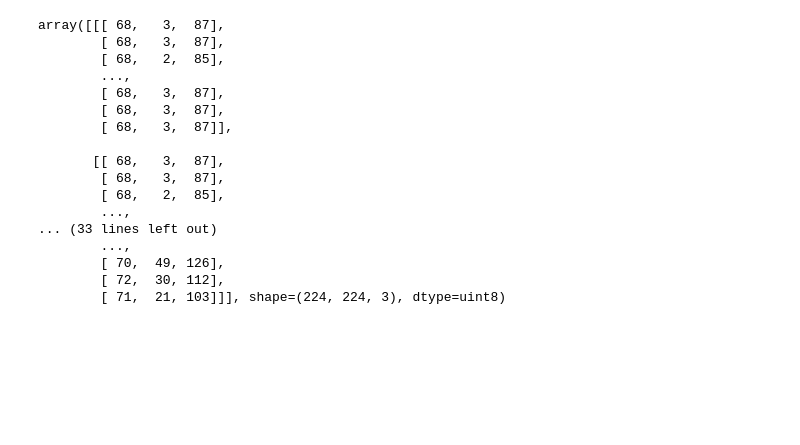
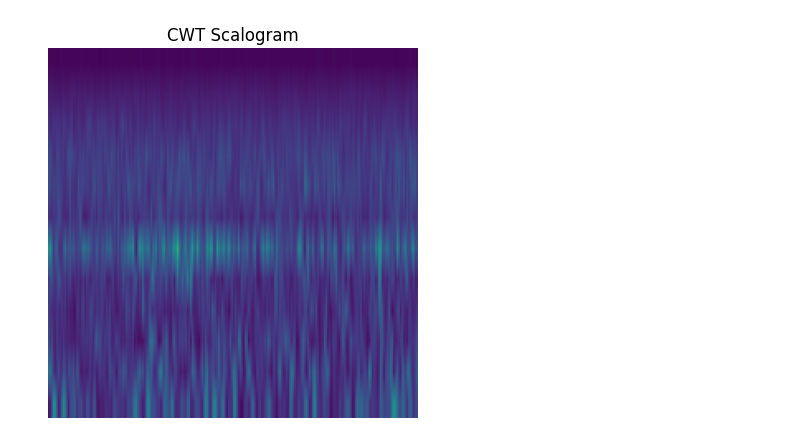
Before and after one commit to serene4uto/orion-ae-study, a Jupyter notebook: notebooks/test-scalogram-dataset.ipynb, the cells around one changed output. Cells and saved outputs as stored; diff of their text form; code cells hidden in the pictures; blank space fills up the shorter version.

```diff
--- a/notebooks/test-scalogram-dataset.ipynb
+++ b/notebooks/test-scalogram-dataset.ipynb
@@ -11,28 +11,34 @@ sys.path.append(str(ROOT_PATH))
 
 from src.data.dataset import OrionAEFrameDataset, CWTScalogramDataset
 # %%
-cwt_train = CWTScalogramDataset(
-    data_path=r'F:\orion-ae-study\data\processed\example_1_features_20251221_182611',
+cwt = CWTScalogramDataset(
+    data_path=r'F:\orion-ae-study\data\processed\example_1_features_20251222_060224',
     config_path=r'F:\orion-ae-study\configs\dataset\cwt_scalogram_A.yaml',
-    type='train'
+    type='all'
 )
 # %%
-cwt_train[0]['final']
+import matplotlib.pyplot as plt
+import numpy as np
+
+cwt_image = cwt[11000]['final']
+
+# Convert from CHW (3, H, W) to HWC (H, W, 3) format for matplotlib
+if isinstance(cwt_image, np.ndarray) and cwt_image.ndim == 3:
+    # Transpose from (C, H, W) to (H, W, C)
+    cwt_image = np.transpose(cwt_image, (1, 2, 0))
+
+# Normalize/clip values for display (assuming values might be outside [0, 1] or [0, 255])
+if cwt_image.dtype != np.uint8:
+    # If values are in [0, 1] range, scale to [0, 255]
+    if cwt_image.max() <= 1.0:
+        cwt_image = (cwt_image * 255).astype(np.uint8)
+    else:
+        # Clip to valid range and convert to uint8
+        cwt_image = np.clip(cwt_image, 0, 255).astype(np.uint8)
+
+plt.imshow(cwt_image)
+plt.title("CWT Scalogram")
+plt.axis('off')
+plt.show()
 # %% [output]
-array([[[ 68,   3,  87],
-        [ 68,   3,  87],
-        [ 68,   2,  85],
-        ...,
-        [ 68,   3,  87],
-        [ 68,   3,  87],
-        [ 68,   3,  87]],
-
-       [[ 68,   3,  87],
-        [ 68,   3,  87],
-        [ 68,   2,  85],
-        ...,
-... (33 lines left out)
-        ...,
-        [ 70,  49, 126],
-        [ 72,  30, 112],
-        [ 71,  21, 103]]], shape=(224, 224, 3), dtype=uint8)
+[figure, added]
```
Also changed, not shown: parts of 2 cells of this notebook, 1 other file.
